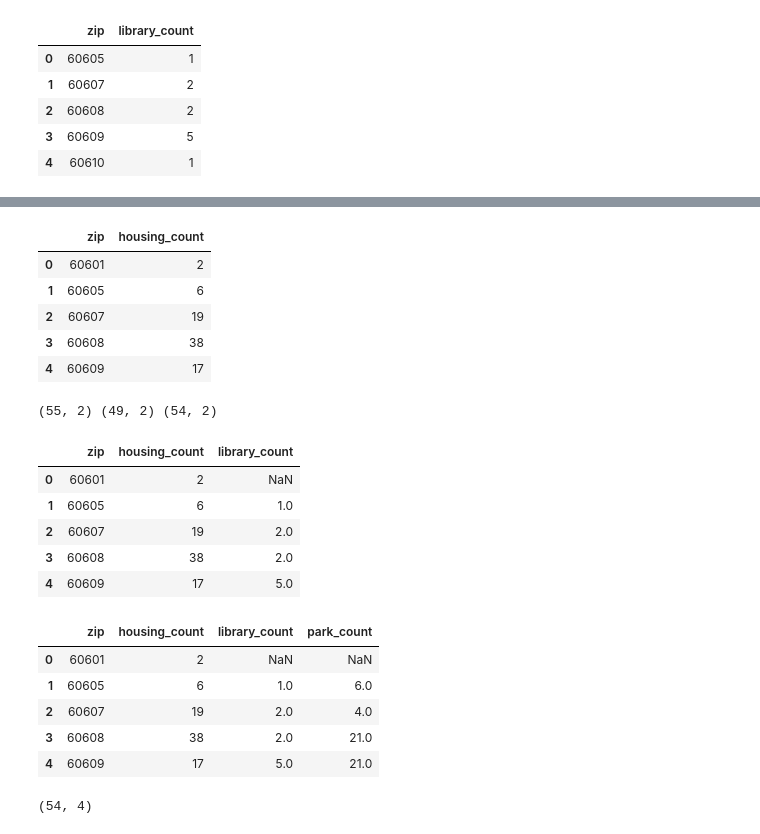
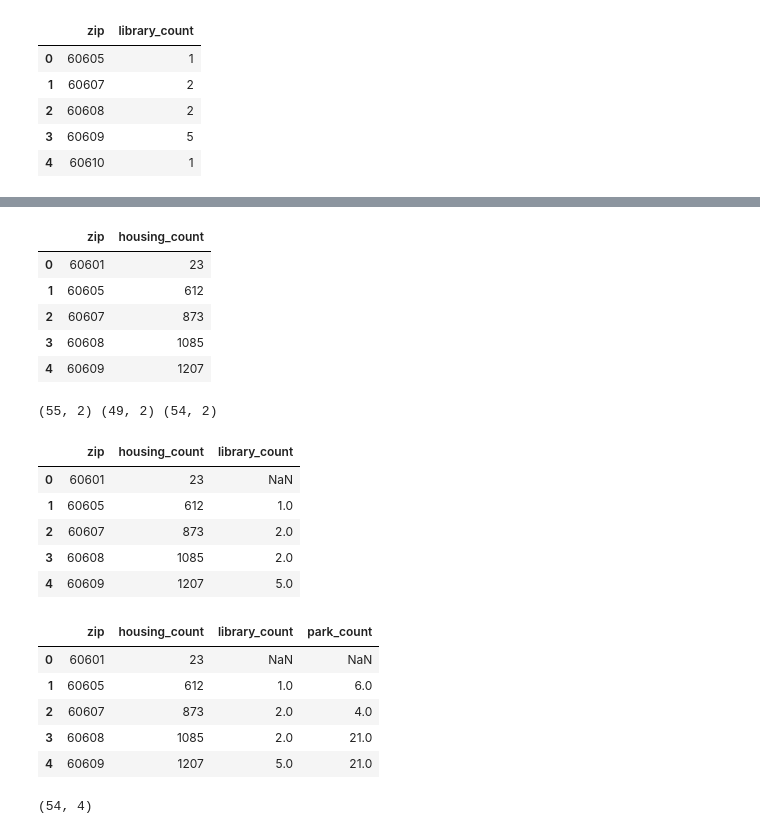
Before and after one commit to blythemadera/CME, a Jupyter notebook: Project.ipynb, the cells around one changed output, grey strips where cells are left out. Drawn from its saved outputs; the diff is of its cells as text; code cells hidden in the pictures.

Commit message:
fixed housing count

```diff
--- a/Project.ipynb
+++ b/Project.ipynb
@@ -93,16 +83,16 @@ memory usage: 65.5+ KB
 # %%
-housing_agg = housing_df.groupby("Zip Code").count().reset_index()
-housing_agg = housing_agg[["Zip Code", "Community Area Name"]]
+housing_agg = housing_df.groupby("Zip Code").agg('sum').reset_index()
+housing_agg = housing_agg[["Zip Code", "Units"]]
 housing_agg.rename(columns={'Zip Code':'zip'}, inplace=True)
-housing_agg.rename(columns={'Community Area Name':'housing_count'}, inplace=True)
+housing_agg.rename(columns={'Units':'housing_count'}, inplace=True)
 housing_agg.head()
 # %% [output]
 |  | zip | housing_count |
-| 0 | 60601 | 2 |
-| 1 | 60605 | 6 |
-| 2 | 60607 | 19 |
-| 3 | 60608 | 38 |
-| 4 | 60609 | 17 |
+| 0 | 60601 | 23 |
+| 1 | 60605 | 612 |
+| 2 | 60607 | 873 |
+| 3 | 60608 | 1085 |
+| 4 | 60609 | 1207 |
 # %%
 print(parks_agg.shape, libraries_agg.shape, housing_agg.shape)
 # %% [output]
@@ -112,21 +102,21 @@ merge1 = pd.merge(housing_agg[['zip', 'housing_count']], libraries_agg[['zip','l
 merge1.head()
 # %% [output]
 |  | zip | housing_count | library_count |
-| 0 | 60601 | 2 | NaN |
-| 1 | 60605 | 6 | 1.0 |
-| 2 | 60607 | 19 | 2.0 |
-| 3 | 60608 | 38 | 2.0 |
-| 4 | 60609 | 17 | 5.0 |
+| 0 | 60601 | 23 | NaN |
+| 1 | 60605 | 612 | 1.0 |
+| 2 | 60607 | 873 | 2.0 |
+| 3 | 60608 | 1085 | 2.0 |
+| 4 | 60609 | 1207 | 5.0 |
 # %%
 merged_df = pd.merge(merge1[['zip', 'housing_count', 'library_count']], parks_agg[['zip','park_count']], how='left', left_on=['zip'], right_on=['zip'])
 merged_df.head()
 # %% [output]
 |  | zip | housing_count | library_count | park_count |
-| 0 | 60601 | 2 | NaN | NaN |
-| 1 | 60605 | 6 | 1.0 | 6.0 |
-| 2 | 60607 | 19 | 2.0 | 4.0 |
-| 3 | 60608 | 38 | 2.0 | 21.0 |
-| 4 | 60609 | 17 | 5.0 | 21.0 |
+| 0 | 60601 | 23 | NaN | NaN |
+| 1 | 60605 | 612 | 1.0 | 6.0 |
+| 2 | 60607 | 873 | 2.0 | 4.0 |
+| 3 | 60608 | 1085 | 2.0 | 21.0 |
+| 4 | 60609 | 1207 | 5.0 | 21.0 |
 # %%
 merged_df.shape
 # %% [output]
```
Also changed, not shown: parts of 3 cells of this notebook.
